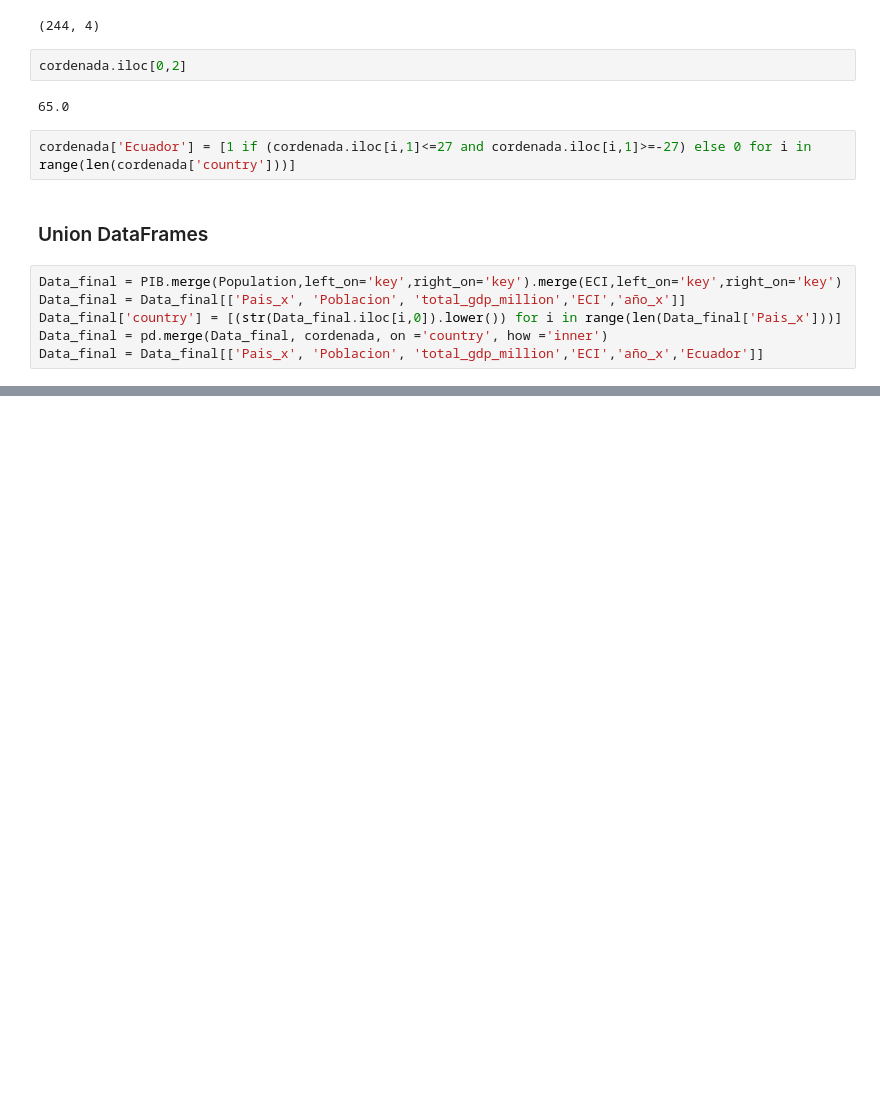
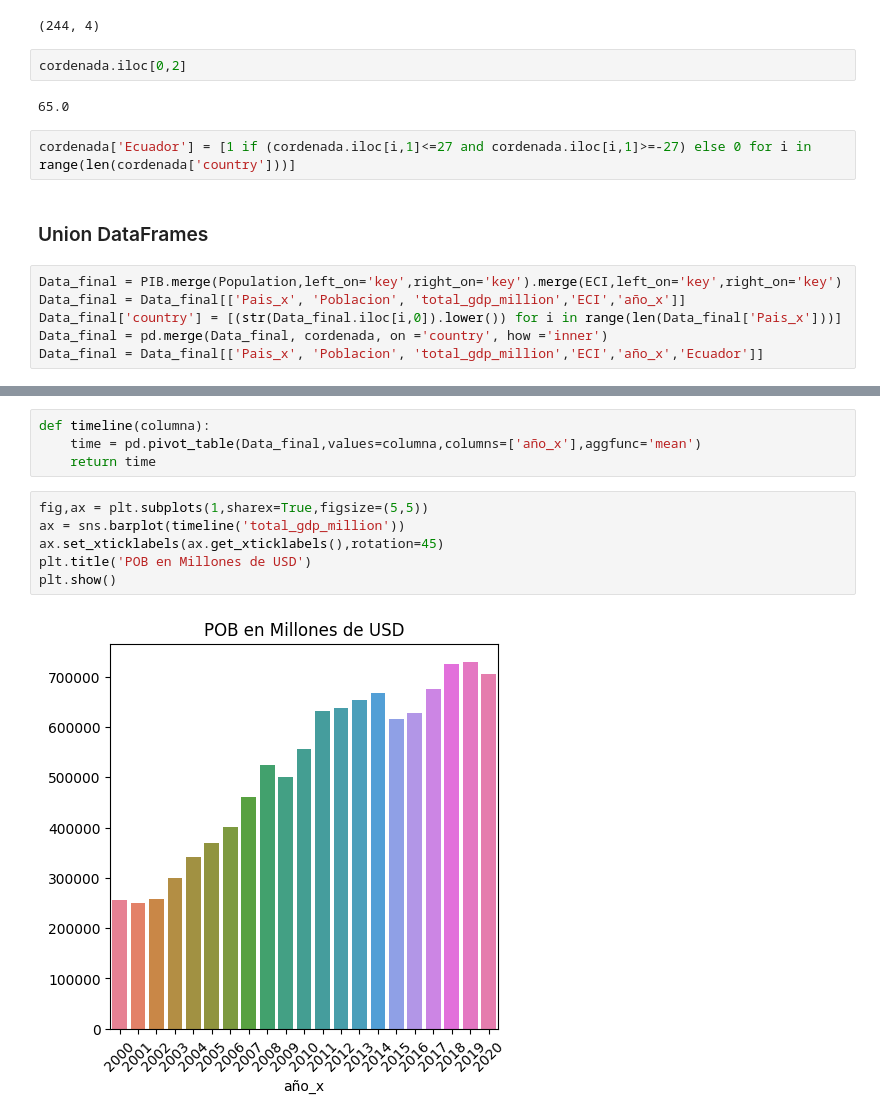
Before and after one commit to SantiagoGS97/Proyecto, a Jupyter notebook: Proyecto.ipynb, the cells around one changed output, grey strips where cells are left out. Saved outputs shown, nothing was run; the diff lists cells and outputs as text; blank space fills up the shorter version.

```diff
--- a/Proyecto.ipynb
+++ b/Proyecto.ipynb
@@ -95,0 +117,12 @@ Data_final = Data_final[['Pais_x', 'Poblacion', 'total_gdp_million','ECI','año_
+# %%
+def timeline(columna):
+    time = pd.pivot_table(Data_final,values=columna,columns=['año_x'],aggfunc='mean')
+    return time
+# %%
+fig,ax = plt.subplots(1,sharex=True,figsize=(5,5))
+ax = sns.barplot(timeline('total_gdp_million'))
+ax.set_xticklabels(ax.get_xticklabels(),rotation=45)
+plt.title('POB en Millones de USD')
+plt.show()
+# %% [output]
+[figure, added]
```
Also changed, not shown: parts of 6 cells of this notebook, 1 other file.
